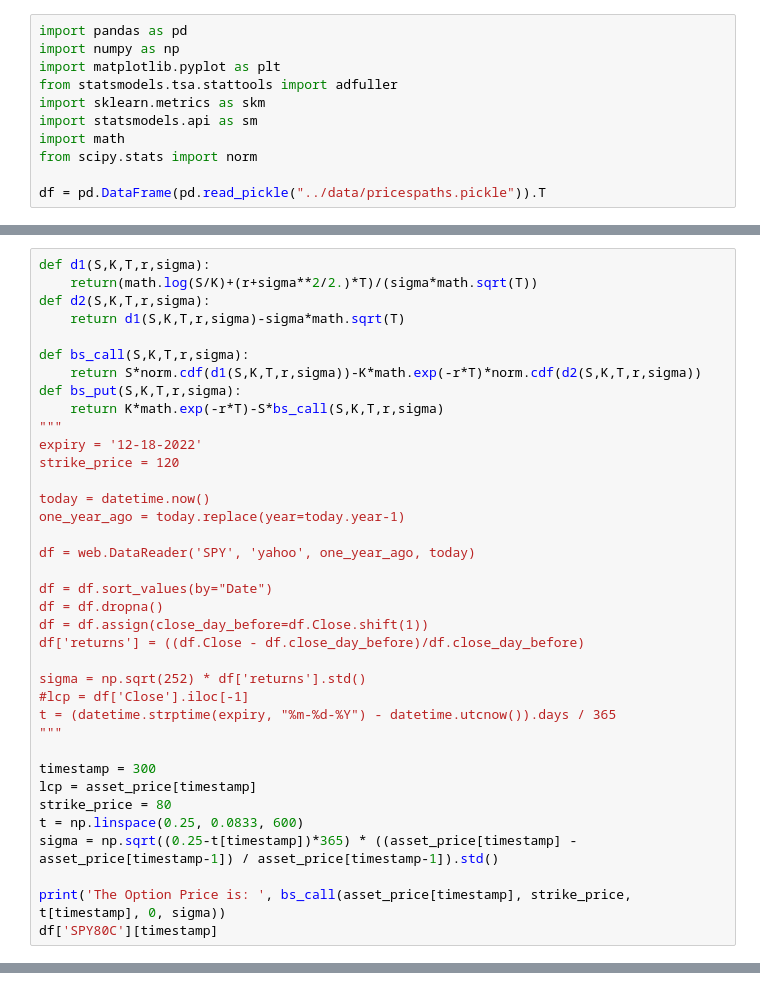
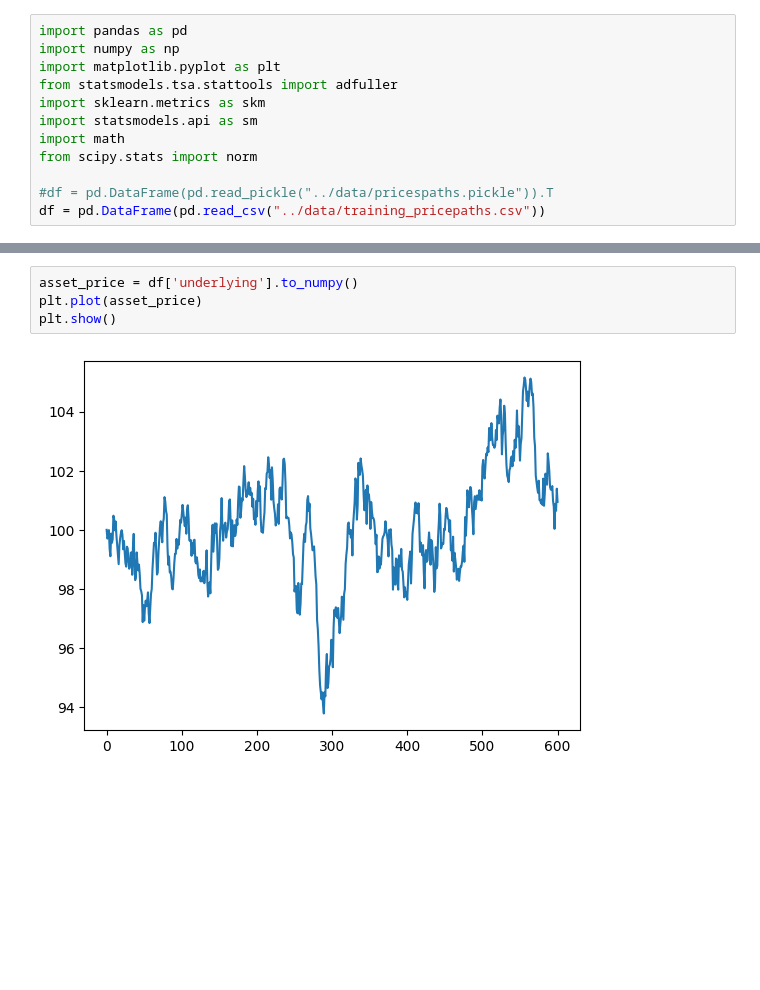
Before and after one commit to Ae-bii/uchicago-trading-2023, a Jupyter notebook: case2/analysis/case2.ipynb, the cells around one changed output, grey strips where cells are left out. Saved outputs shown, nothing was run; the diff lists cells and outputs as text; blank space fills up the shorter version.

```diff
--- a/case2/analysis/case2.ipynb
+++ b/case2/analysis/case2.ipynb
@@ -8,7 +8,8 @@ import statsmodels.api as sm
 import math
 from scipy.stats import norm
 
-df = pd.DataFrame(pd.read_pickle("../data/pricespaths.pickle")).T
+#df = pd.DataFrame(pd.read_pickle("../data/pricespaths.pickle")).T
+df = pd.DataFrame(pd.read_csv("../data/training_pricepaths.csv"))
 # %%
 df.head()
 # %% [output]
@@ -81,37 +22,0 @@ for option_name in options:
-# %%
-def d1(S,K,T,r,sigma):
-    return(math.log(S/K)+(r+sigma**2/2.)*T)/(sigma*math.sqrt(T))
-def d2(S,K,T,r,sigma):
-    return d1(S,K,T,r,sigma)-sigma*math.sqrt(T)
-
-def bs_call(S,K,T,r,sigma):
-    return S*norm.cdf(d1(S,K,T,r,sigma))-K*math.exp(-r*T)*norm.cdf(d2(S,K,T,r,sigma))
-def bs_put(S,K,T,r,sigma):
-    return K*math.exp(-r*T)-S*bs_call(S,K,T,r,sigma)
-"""
-expiry = '12-18-2022'
-strike_price = 120
-
-today = datetime.now()
-one_year_ago = today.replace(year=today.year-1)
-
-df = web.DataReader('SPY', 'yahoo', one_year_ago, today)
-
-df = df.sort_values(by="Date")
-df = df.dropna()
-df = df.assign(close_day_before=df.Close.shift(1))
-df['returns'] = ((df.Close - df.close_day_before)/df.close_day_before)
-
-sigma = np.sqrt(252) * df['returns'].std()
-#lcp = df['Close'].iloc[-1]
-t = (datetime.strptime(expiry, "%m-%d-%Y") - datetime.utcnow()).days / 365
-"""
-
-timestamp = 300
-lcp = asset_price[timestamp]
-strike_price = 80
-t = np.linspace(0.25, 0.0833, 600)
-sigma = np.sqrt((0.25-t[timestamp])*365) * ((asset_price[timestamp] - asset_price[timestamp-1]) / asset_price[timestamp-1]).std()
-
-print('The Option Price is: ', bs_call(asset_price[timestamp], strike_price, t[timestamp], 0, sigma))
-df['SPY80C'][timestamp]
@@ -216,0 +23,6 @@ The Option Price is:  15.799335096131486
+# %%
+asset_price = df['underlying'].to_numpy()
+plt.plot(asset_price)
+plt.show()
+# %% [output]
+[figure, added]
```
Also changed, not shown: parts of 8 cells of this notebook.
